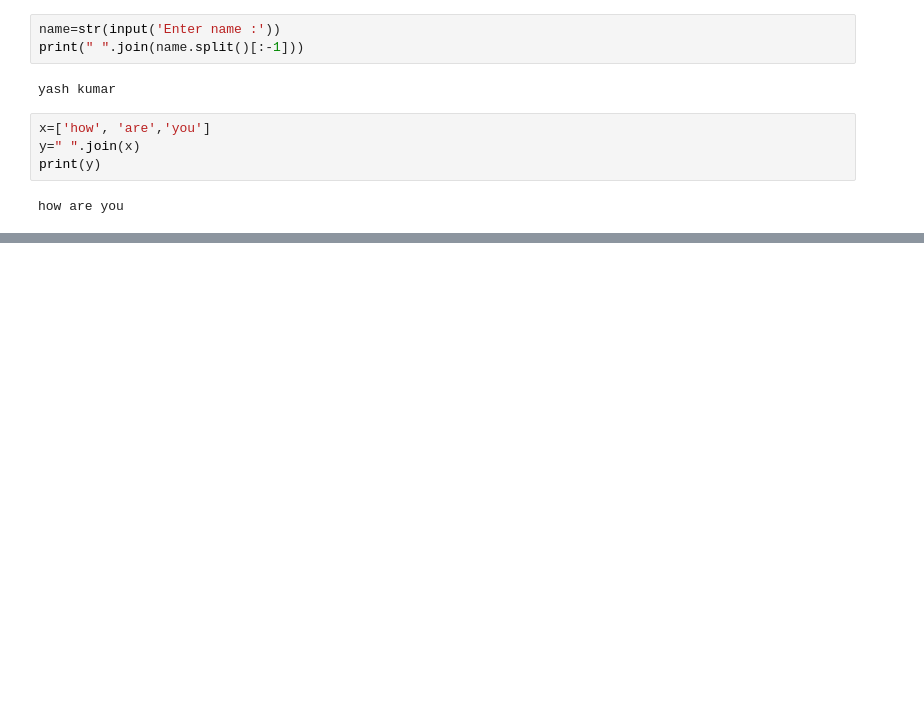
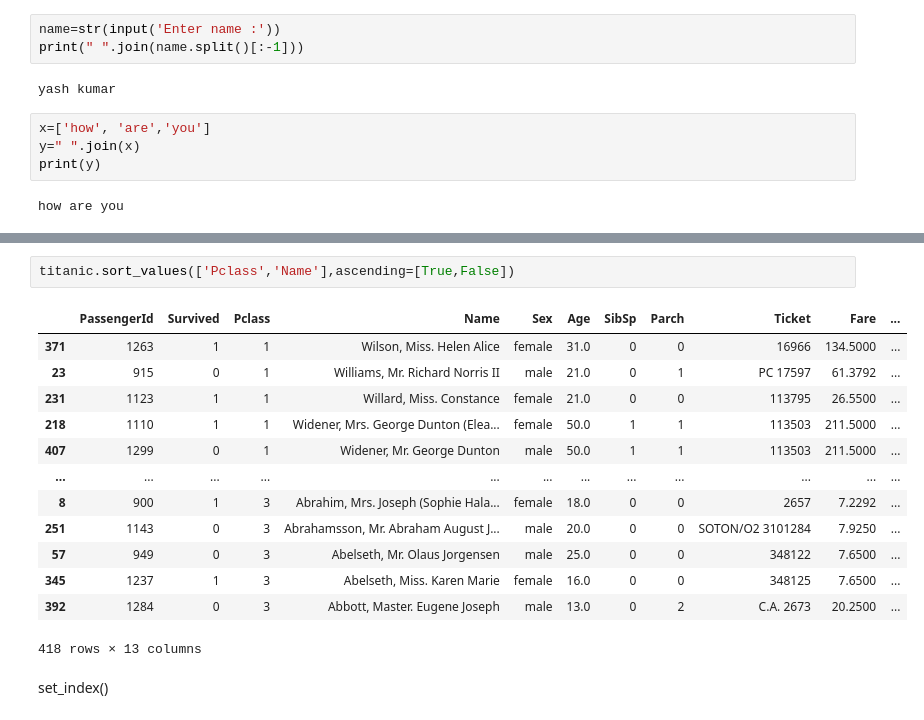
Before and after one commit to yash06chourasia/Python-ML-training, a Jupyter notebook: Dataset/panda.ipynb, the cells around one changed output, grey strips where cells are left out. Drawn from its saved outputs; the diff is of its cells as text; blank space fills up the shorter version.

```diff
--- a/Dataset/panda.ipynb
+++ b/Dataset/panda.ipynb
@@ -452,0 +677,18 @@ how are you
+# %%
+titanic.sort_values(['Pclass','Name'],ascending=[True,False])
+# %% [output]
+|  | PassengerId | Survived | Pclass | Name | Sex | Age | SibSp | Parch | Ticket | Fare | ... |
+| 371 | 1263 | 1 | 1 | Wilson, Miss. Helen Alice | female | 31.0 | 0 | 0 | 16966 | 134.5000 | ... |
+| 23 | 915 | 0 | 1 | Williams, Mr. Richard Norris II | male | 21.0 | 0 | 1 | PC 17597 | 61.3792 | ... |
+| 231 | 1123 | 1 | 1 | Willard, Miss. Constance | female | 21.0 | 0 | 0 | 113795 | 26.5500 | ... |
+| 218 | 1110 | 1 | 1 | Widener, Mrs. George Dunton (Elea... | female | 50.0 | 1 | 1 | 113503 | 211.5000 | ... |
+| 407 | 1299 | 0 | 1 | Widener, Mr. George Dunton | male | 50.0 | 1 | 1 | 113503 | 211.5000 | ... |
+| ... | ... | ... | ... | ... | ... | ... | ... | ... | ... | ... | ... |
+| 8 | 900 | 1 | 3 | Abrahim, Mrs. Joseph (Sophie Hala... | female | 18.0 | 0 | 0 | 2657 | 7.2292 | ... |
+| 251 | 1143 | 0 | 3 | Abrahamsson, Mr. Abraham August J... | male | 20.0 | 0 | 0 | SOTON/O2 3101284 | 7.9250 | ... |
+| 57 | 949 | 0 | 3 | Abelseth, Mr. Olaus Jorgensen | male | 25.0 | 0 | 0 | 348122 | 7.6500 | ... |
+| 345 | 1237 | 1 | 3 | Abelseth, Miss. Karen Marie | female | 16.0 | 0 | 0 | 348125 | 7.6500 | ... |
+| 392 | 1284 | 0 | 3 | Abbott, Master. Eugene Joseph | male | 13.0 | 0 | 2 | C.A. 2673 | 20.2500 | ... |
+418 rows × 13 columns
+# %% [markdown]
+set_index()
```
Also changed, not shown: parts of 30 cells of this notebook.
